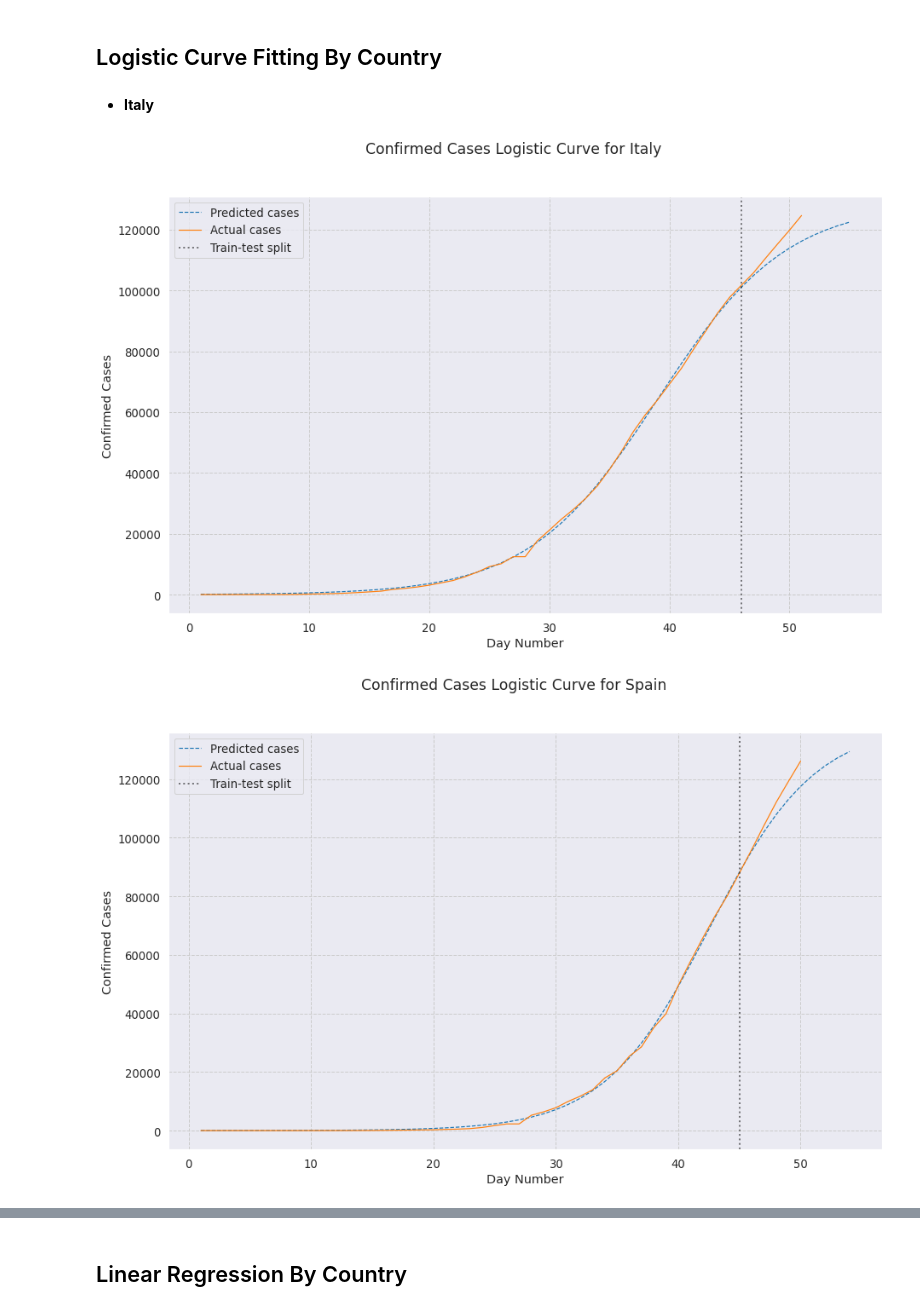
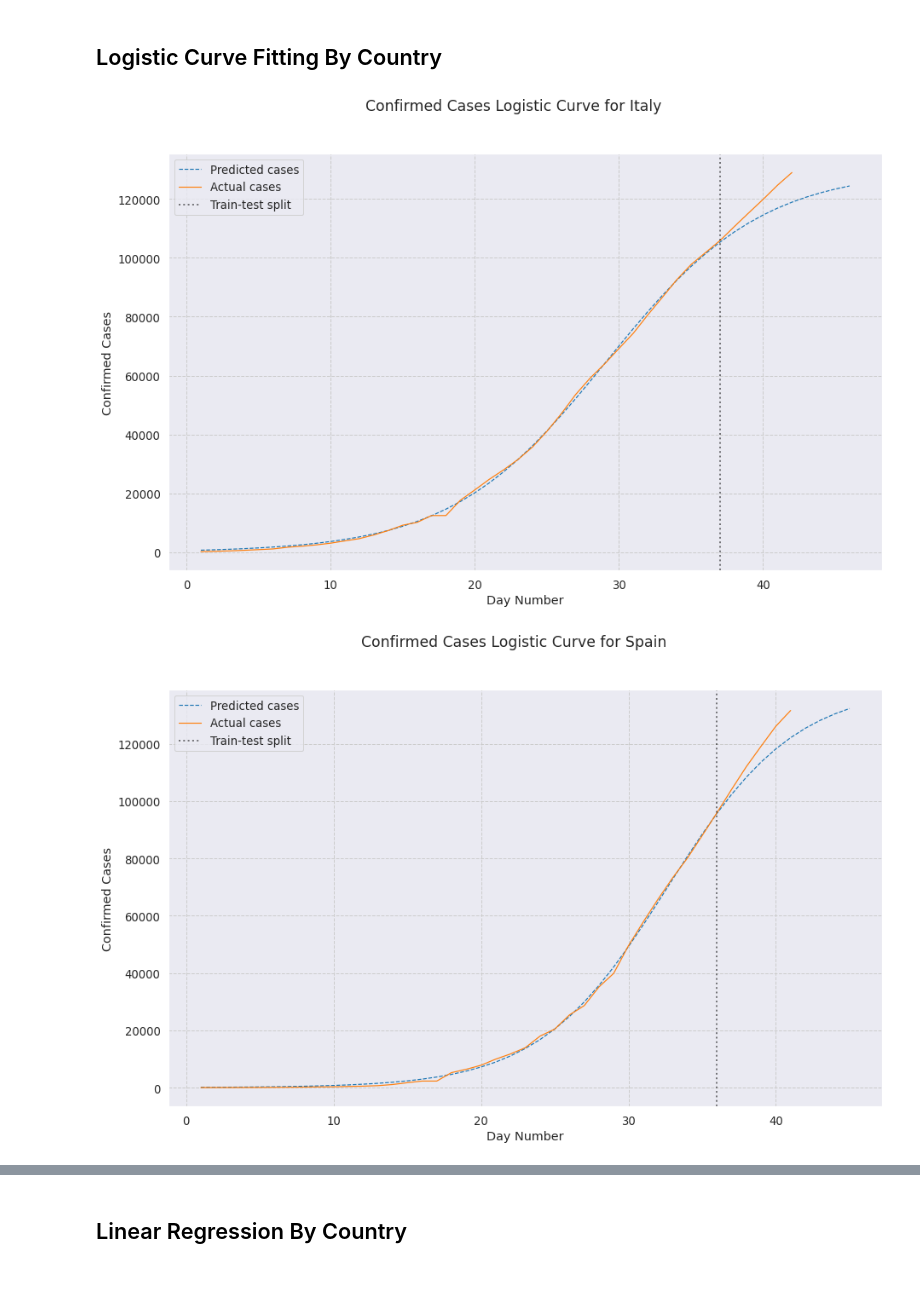
Before and after one commit to rdcolema/covid19-tracking, a Jupyter notebook: covid_forecasting.ipynb, the cells around one changed output, grey strips where cells are left out. Saved outputs shown, nothing was run; the diff lists cells and outputs as text; code cells hidden in the pictures; blank space fills up the shorter version.

```diff
--- a/covid_forecasting.ipynb
+++ b/covid_forecasting.ipynb
@@ -209,8 +209,6 @@ all_data.head()
 | 4 | 2020-01-22 | 79 | 129 | 0.0 | 0.0 | 0 | 22 | 1 | ... |
 # %% [markdown]
 ## Logistic Curve Fitting By Country
-# %% [markdown]
-* **Italy**
 # %%
 def log_curve(x, k, x_0, ymax):
     return ymax / (1 + np.exp(-k*(x-x_0)))
@@ -255,7 +253,7 @@ def plot_logistic(df, country_name, day_start=0, extrapolate=5, holdout=5):
     plt.show()
 # %%
 for country_name in MODEL_COUNTRIES:
-    plot_logistic(all_data, country_name, day_start=14, extrapolate=5, holdout=5)
+    plot_logistic(all_data, country_name, day_start=24, extrapolate=5, holdout=5)
 # %% [output]
-[figure, old version]
+[figure, new version]
-[figure, old version]
+[figure, new version]
```
Also changed, not shown: parts of 6 cells of this notebook, 2 other files.
